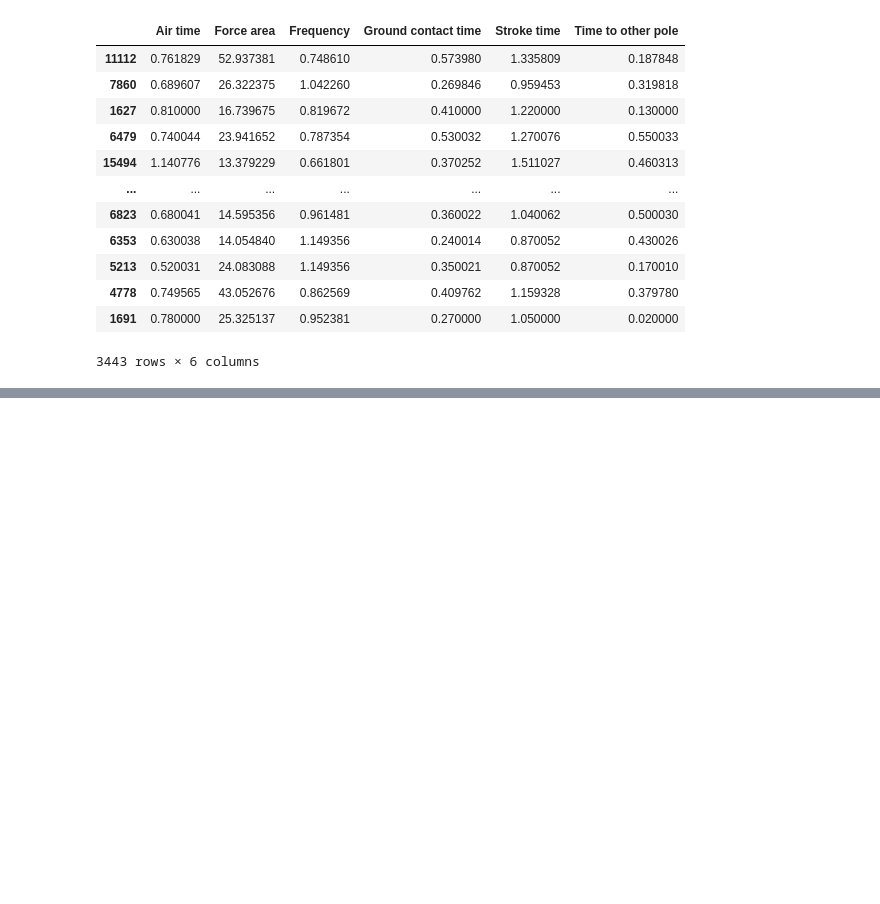
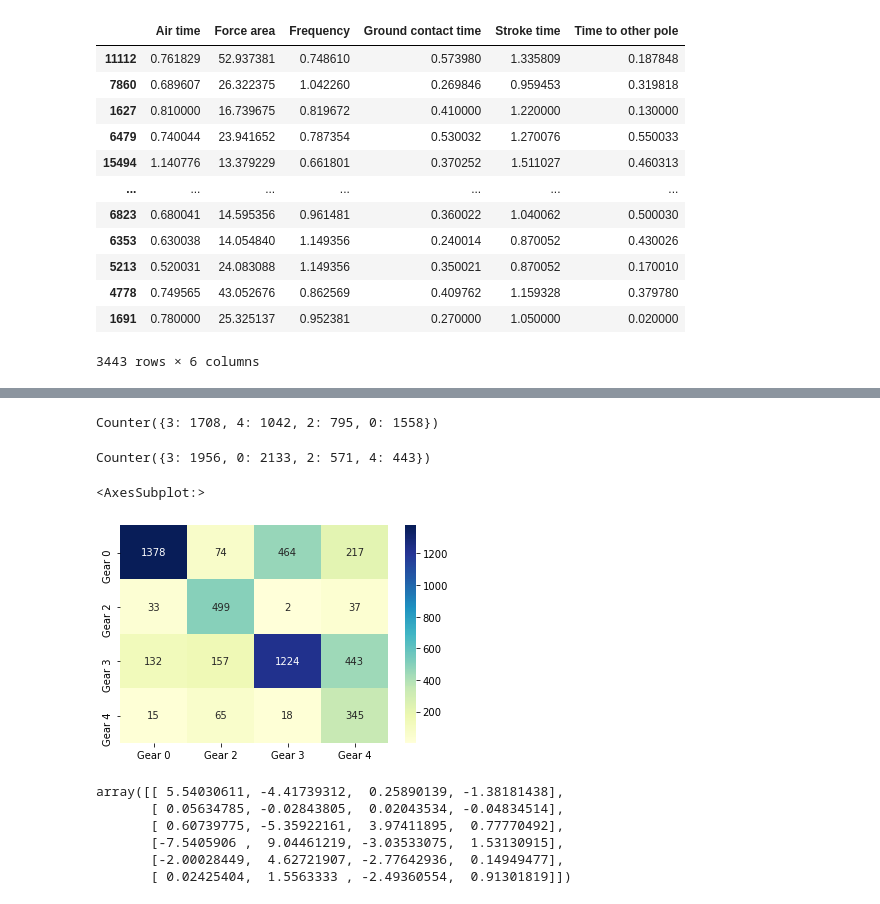
Before and after one commit to DavidLarssonIO/Data-driven-gait-analysis, a Jupyter notebook: main-savya.ipynb, the cells around one changed output, grey strips where cells are left out. Drawn from its saved outputs; the diff is of its cells as text; code cells hidden in the pictures; blank space fills up the shorter version.

```diff
--- a/main-savya.ipynb
+++ b/main-savya.ipynb
@@ -547,0 +443,26 @@ X_valid
+# %%
+# Create regularization penalty space
+penalty = ['l1', 'l2', 'elasticnet']
+#penalty = ['l1']
+
+# Specify if Dual or primal formulation
+dual=[True,False]
+
+# Create regularization hyperparameter space
+C = np.logspace(0, 2.5, 15)
+
+# define grid for different class weights
+#balance = [{0:100,1:1}, {0:10,1:1}, {0:1,1:1}, {0:1,1:10}, {0:1,1:100}]
+#balance.append('balanced')
+balance=['balanced']
+
+#Specify the solver
+#solver = ['saga']
+solver = ['newton-cg', 'lbfgs', 'liblinear', 'sag', 'saga']
+
+# Specifying the range of maximum oterations to enable convergence
+#max_iter = np.linspace(100, 1000, 10).astype(int)
+max_iter = [10000]
+
+param_grid = dict(dual=dual, class_weight=balance, C=C, solver=solver, penalty=penalty, max_iter=max_iter)
+print(param_grid)
@@ -547,0 +601,22 @@ X_valid
+# %%
+Counter(lr_all_y_pred)
+# %% [output]
+Counter({3: 1708, 4: 1042, 2: 795, 0: 1558})
+# %%
+Counter(y_valid)
+# %% [output]
+Counter({3: 1956, 0: 2133, 2: 571, 4: 443})
+# %%
+sns.heatmap(lr_CM_arr, annot=True,fmt='0.0f', xticklabels=temp_labels, yticklabels=temp_labels, cmap='YlGnBu')
+# %% [output]
+<AxesSubplot:>
+[figure, added]
+# %%
+lr_best_random.coef_.T
+# %% [output]
+array([[ 5.54030611, -4.41739312,  0.25890139, -1.38181438],
+       [ 0.05634785, -0.02843805,  0.02043534, -0.04834514],
+       [ 0.60739775, -5.35922161,  3.97411895,  0.77770492],
+       [-7.5405906 ,  9.04461219, -3.03533075,  1.53130915],
+       [-2.00028449,  4.62721907, -2.77642936,  0.14949477],
+       [ 0.02425404,  1.5563333 , -2.49360554,  0.91301819]])
```
Also changed, not shown: parts of 48 cells of this notebook.
